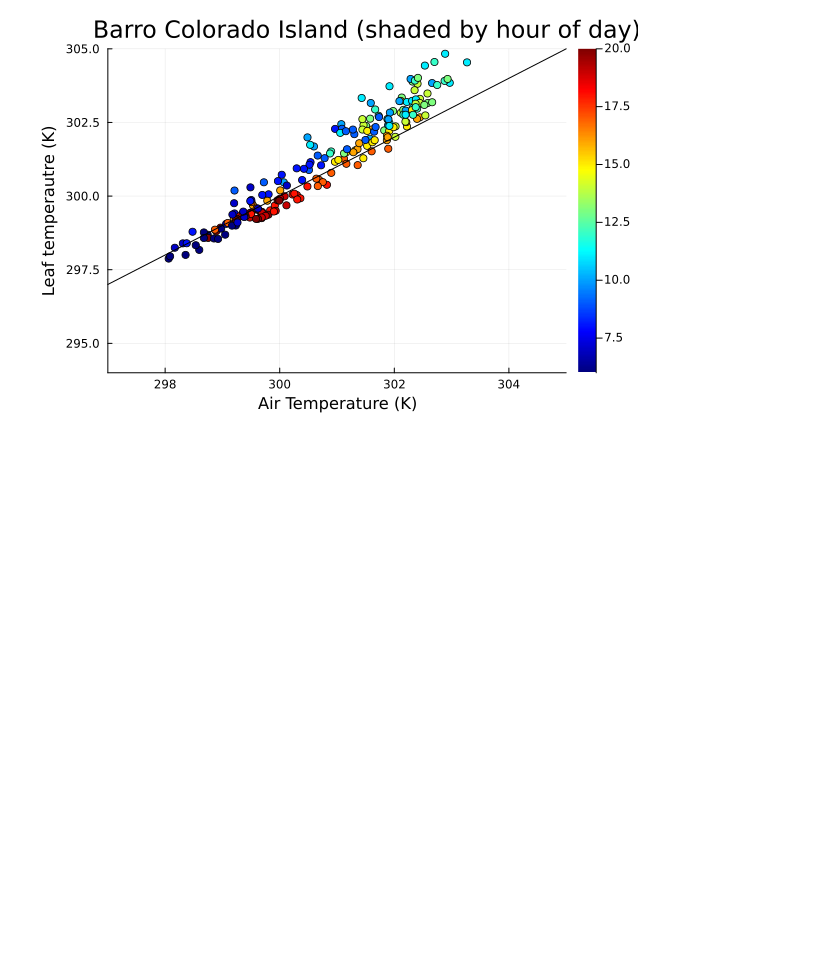
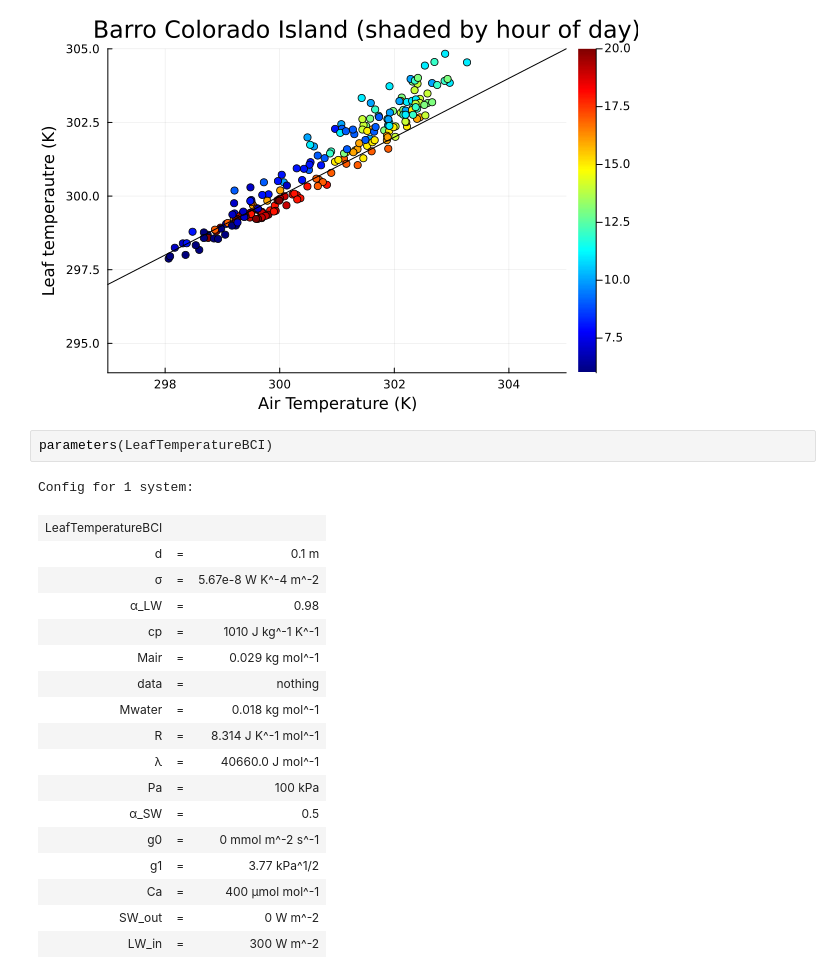
Before and after one commit to s-kganz/leaf_eb_julia, a Jupyter notebook: notebooks/02_recreate_fig5.ipynb, the cells around one changed output. Cells and saved outputs as stored; diff of their text form; blank space fills up the shorter version.

```diff
--- a/notebooks/02_recreate_fig5.ipynb
+++ b/notebooks/02_recreate_fig5.ipynb
@@ -291,3 +293,24 @@ xlims!((297, 305))
 ylims!((294, 305))
 # %% [output]
 [figure]
+# %%
+parameters(LeafTemperatureBCI)
+# %% [output]
+Config for 1 system:
+| LeafTemperatureBCI |  |  |
+| d | = | 0.1 m |
+| σ | = | 5.67e-8 W K^-4 m^-2 |
+| α_LW | = | 0.98 |
+| cp | = | 1010 J kg^-1 K^-1 |
+| Mair | = | 0.029 kg mol^-1 |
+| data | = | nothing |
+| Mwater | = | 0.018 kg mol^-1 |
+| R | = | 8.314 J K^-1 mol^-1 |
+| λ | = | 40660.0 J mol^-1 |
+| Pa | = | 100 kPa |
+| α_SW | = | 0.5 |
+| g0 | = | 0 mmol m^-2 s^-1 |
+| g1 | = | 3.77 kPa^1/2 |
+| Ca | = | 400 μmol mol^-1 |
+| SW_out | = | 0 W m^-2 |
+| LW_in | = | 300 W m^-2 |
```
Also changed, not shown: parts of 2 cells of this notebook, 1 other file.
